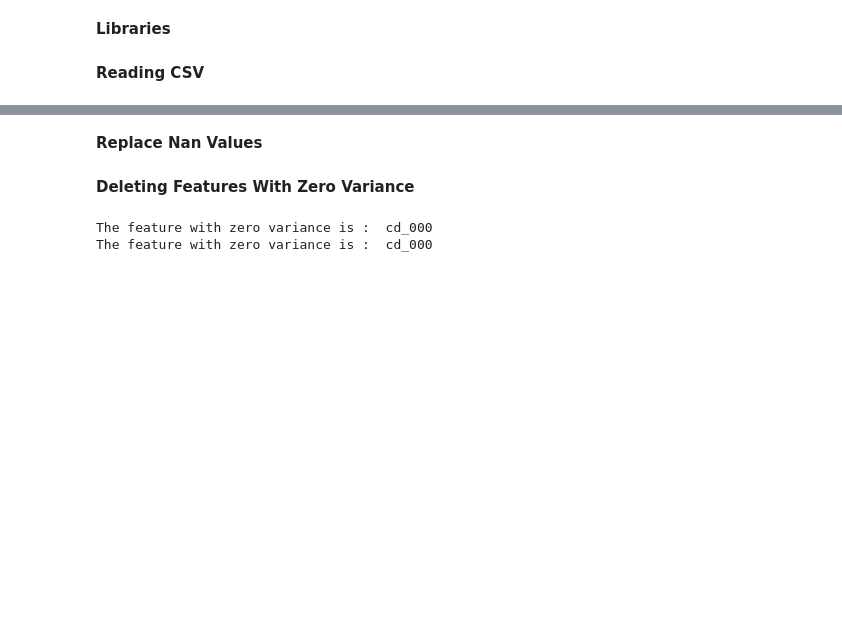
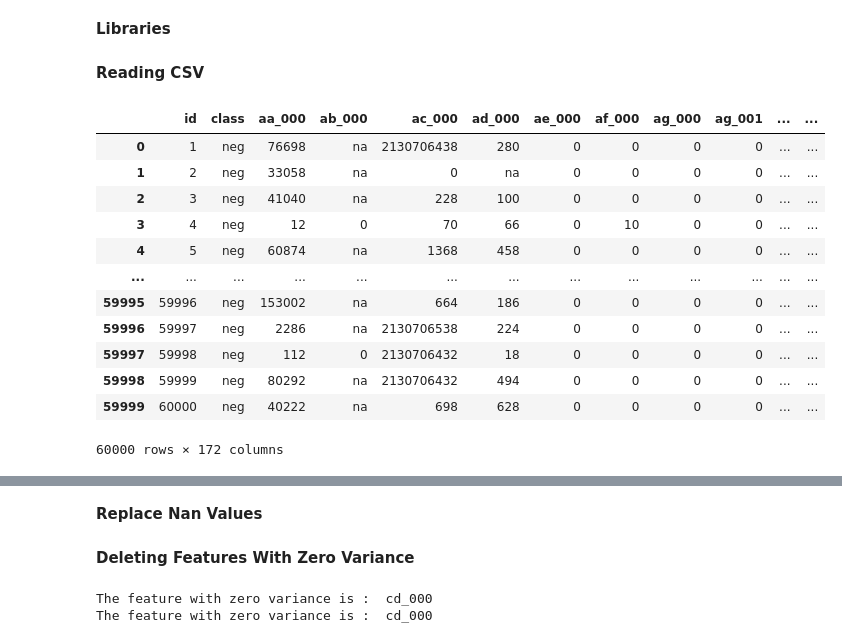
Before and after one commit to itu-lfd/blg-454e-learning-from-data-term-project, a Jupyter notebook: test.ipynb, the cells around one changed output, grey strips where cells are left out. Cells and saved outputs as stored; diff of their text form; code cells hidden in the pictures; blank space fills up the shorter version.

```diff
--- a/test.ipynb
+++ b/test.ipynb
@@ -26,3 +52,19 @@ __Reading CSV__
 # %%
 df_train = pd.read_csv('data/aps_failure_training_set.csv')
 df_test = pd.read_csv('data/aps_failure_test_set.csv')
+# %%
+df_train
+# %% [output]
+|  | id | class | aa_000 | ab_000 | ac_000 | ad_000 | ae_000 | af_000 | ag_000 | ag_001 | ... | ... |
+| 0 | 1 | neg | 76698 | na | 2130706438 | 280 | 0 | 0 | 0 | 0 | ... | ... |
+| 1 | 2 | neg | 33058 | na | 0 | na | 0 | 0 | 0 | 0 | ... | ... |
+| 2 | 3 | neg | 41040 | na | 228 | 100 | 0 | 0 | 0 | 0 | ... | ... |
+| 3 | 4 | neg | 12 | 0 | 70 | 66 | 0 | 10 | 0 | 0 | ... | ... |
+| 4 | 5 | neg | 60874 | na | 1368 | 458 | 0 | 0 | 0 | 0 | ... | ... |
+| ... | ... | ... | ... | ... | ... | ... | ... | ... | ... | ... | ... | ... |
+| 59995 | 59996 | neg | 153002 | na | 664 | 186 | 0 | 0 | 0 | 0 | ... | ... |
+| 59996 | 59997 | neg | 2286 | na | 2130706538 | 224 | 0 | 0 | 0 | 0 | ... | ... |
+| 59997 | 59998 | neg | 112 | 0 | 2130706432 | 18 | 0 | 0 | 0 | 0 | ... | ... |
+| 59998 | 59999 | neg | 80292 | na | 2130706432 | 494 | 0 | 0 | 0 | 0 | ... | ... |
+| 59999 | 60000 | neg | 40222 | na | 698 | 628 | 0 | 0 | 0 | 0 | ... | ... |
+60000 rows × 172 columns
```
Also changed, not shown: parts of 19 cells of this notebook, 1 other file.
